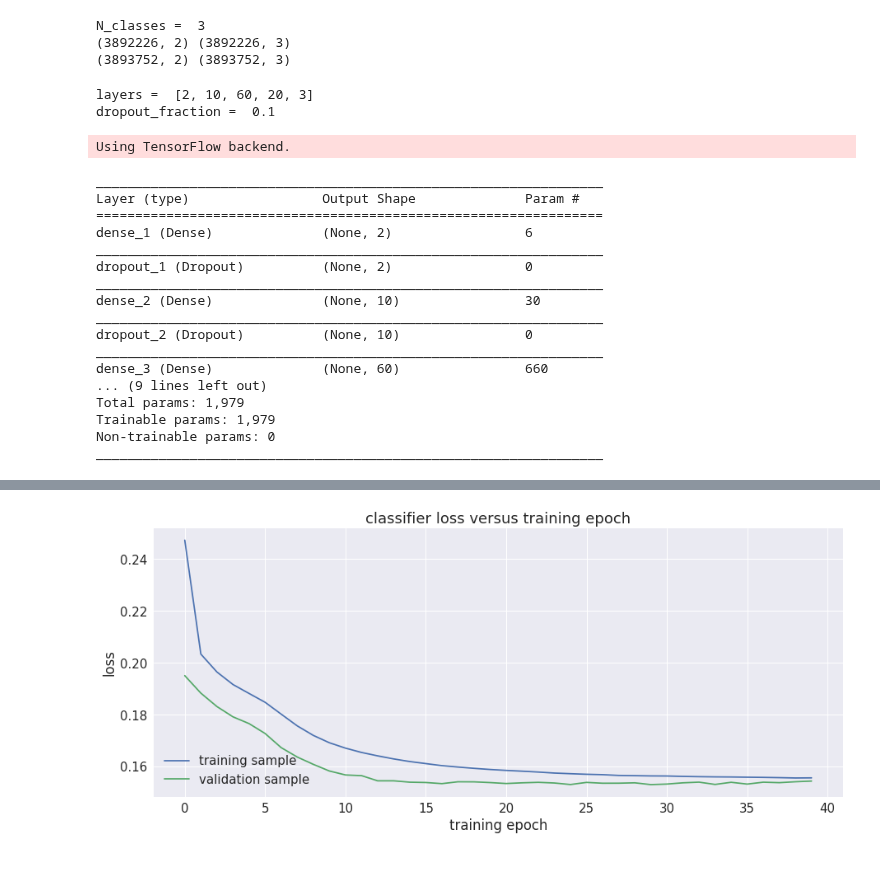
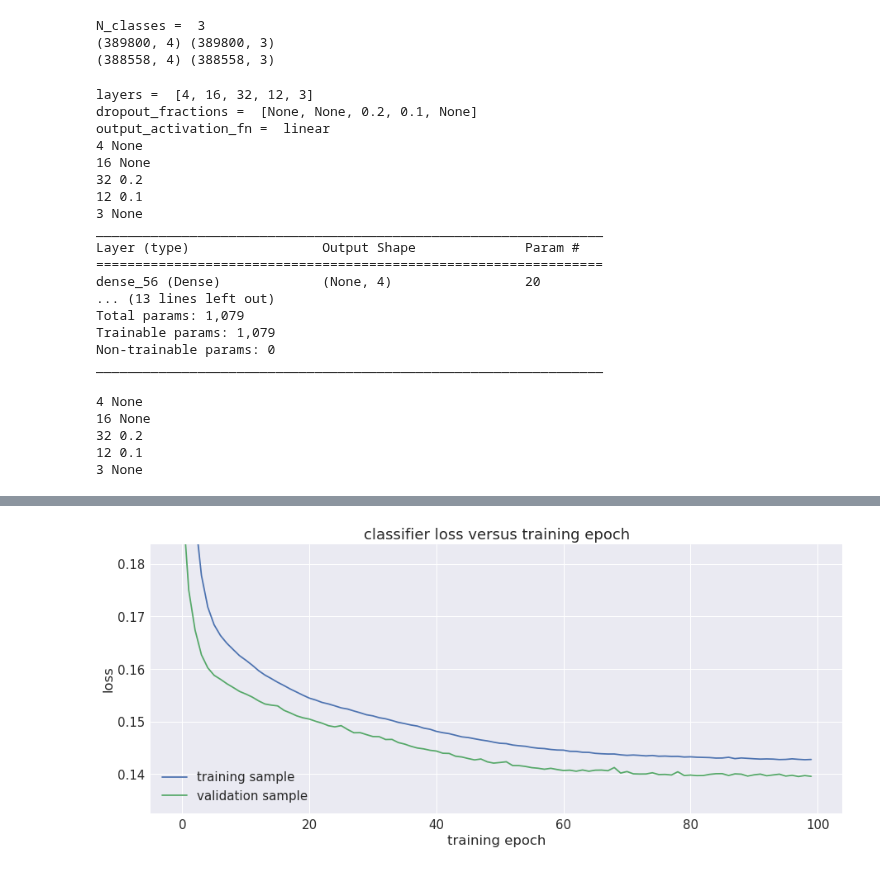
Before and after one commit to joehahn/exes-n-ohs, a Jupyter notebook: mlp_model.ipynb, the cells around one changed output, grey strips where cells are left out. Drawn from its saved outputs; the diff is of its cells as text; code cells hidden in the pictures.

```diff
--- a/mlp_model.ipynb
+++ b/mlp_model.ipynb
@@ -20,13 +20,13 @@ import time as tm
 time_start = tm.time()
 # %%
 #generate training and validation data
-N_dots = 10000000
+#N_dots = 10000000
+N_dots = 1000000
 import numpy as np
 rn_state = np.random.RandomState(seed=rn_seed)
 from helper_fns import *
 train = make_xo_df(N_dots, initial_id, x_half_width, radius, box_half_width, jitter)
 validate = make_xo_df(N_dots, initial_id, x_half_width, radius, box_half_width, jitter)
-print 'execution time (minutes) = ', (tm.time() - time_start)/60.0
 train.tail()
 # %% [output]
 |  | id | x | y | r | angle | class | X_score | O_score | B_score |
@@ -133,6 +137,6 @@ Name: id, dtype: int64
 # %%
 #select x-features and y = target variables = class-scores
-x_cols = ['x', 'y']
+x_cols = ['x', 'y', 'r', 'angle']
 y_cols = ['O_score', 'X_score', 'B_score']
 N_classes = len(y_cols)
 print 'N_classes = ', N_classes
@@ -144,6 +148,6 @@ y_val = validate_balanced[y_cols].values
 print x_val.shape, y_val.shape
 # %% [output]
 N_classes =  3
-(3892226, 2) (3892226, 3)
-(3893752, 2) (3893752, 3)
+(389800, 4) (389800, 3)
+(388558, 4) (388558, 3)
 # %%
@@ -174,47 +187,51 @@ def mlp_classifier(layers, dropout_fraction=None):
 # %%
 #build MLP classification model
 N_inputs = x_train.shape[1]
-N_middle = 300*N_inputs*N_classes
 N_outputs = N_classes
-layers = [N_inputs, 10, 60, 20, N_outputs]
-dropout_fraction = 0.1
+layers = [N_inputs, 16, 32, 12, N_outputs]
+dropout_fractions = [None, None, 0.2, 0.1, None]
+output_activation_fn = 'linear'
 print 'layers = ', layers
-print 'dropout_fraction = ', dropout_fraction
-model = mlp_classifier(layers, dropout_fraction=dropout_fraction)
+print 'dropout_fractions = ', dropout_fractions
+print 'output_activation_fn = ', output_activation_fn
+model = mlp_classifier(layers, dropout_fractions, output_activation_fn)
 model.summary()
 # %% [output]
-layers =  [2, 10, 60, 20, 3]
-dropout_fraction =  0.1
+layers =  [4, 16, 32, 12, 3]
+dropout_fractions =  [None, None, 0.2, 0.1, None]
+output_activation_fn =  linear
+4 None
+16 None
+32 0.2
+12 0.1
+3 None
+_________________________________________________________________
+Layer (type)                 Output Shape              Param #
+=================================================================
+dense_56 (Dense)             (None, 4)                 20
+... (13 lines left out)
+Total params: 1,079
+Trainable params: 1,079
+Non-trainable params: 0
+_________________________________________________________________
-Using TensorFlow backend.
-_________________________________________________________________
-Layer (type)                 Output Shape              Param #
-=================================================================
-dense_1 (Dense)              (None, 2)                 6
-_________________________________________________________________
-dropout_1 (Dropout)          (None, 2)                 0
-_________________________________________________________________
-dense_2 (Dense)              (None, 10)                30
-_________________________________________________________________
-dropout_2 (Dropout)          (None, 10)                0
-_________________________________________________________________
-dense_3 (Dense)              (None, 60)                660
-... (9 lines left out)
-Total params: 1,979
-Trainable params: 1,979
-Non-trainable params: 0
-_________________________________________________________________
 # %%
 #fit model to the training data...takes several minute on m4.xl instance...this demo needsa gpu!!!
 from time import time
 #from keras.callbacks import TensorBoard
 #tensorboard = TensorBoard(log_dir="tf_logs/{}".format(time()))
-N_training_epochs = 40
-batch_size = 10000
+N_training_epochs = 100
+batch_size = 2000
 time_start = tm.time()
-#model = mlp_classifier(layers, dropout_fraction=dropout_fraction)
+model = mlp_classifier(layers, dropout_fractions, output_activation_fn)
 fit_history = model.fit(x_train, y_train, epochs=N_training_epochs, batch_size=batch_size, verbose=0, \
     validation_data=(x_val, y_val))
 #    , callbacks=[tensorboard])
+# %% [output]
+4 None
+16 None
+32 0.2
+12 0.1
+3 None
 # %%
 #plot accuracy vs training epoch
 fig, ax = plt.subplots(1,1, figsize=(15, 6))
@@ -227,8 +244,8 @@ ax.set_title('classifier loss versus training epoch')
 ax.set_ylabel('loss')
 ax.set_xlabel('training epoch')
 ax.legend(loc='lower left')
-#ax.set_ylim(0.95*np.min(yp), 1.05*np.max(yp))
+ax.set_ylim(0.95*np.min(yp), 1.05*np.max(yp[1:]))
 plt.savefig('figs/mlp_loss.png')
 print 'final validation loss = ', yp[-1]
-print 'dropout_fraction = ', dropout_fraction
+print 'dropout_fractions = ', dropout_fractions
 # %% [output]
@@ -237,4 +254,4 @@ dropout_fraction =  0.1
-[figure, old version]
+[figure, new version]
 # %%
 #generate class predictions on another sample of X-O data
 N_dots = 20000
```
Also changed, not shown: parts of 12 cells of this notebook, 3 other files.
